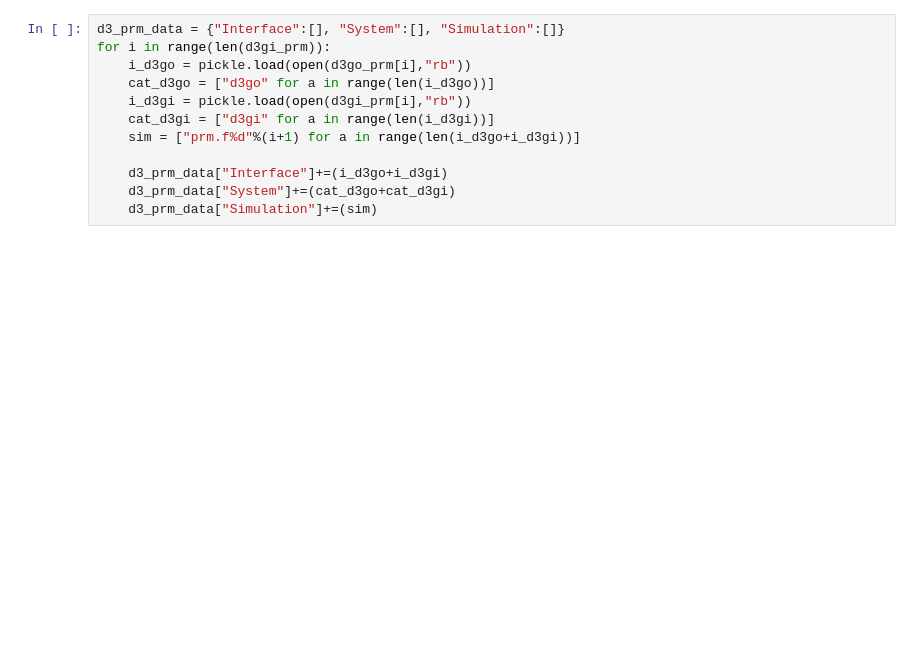
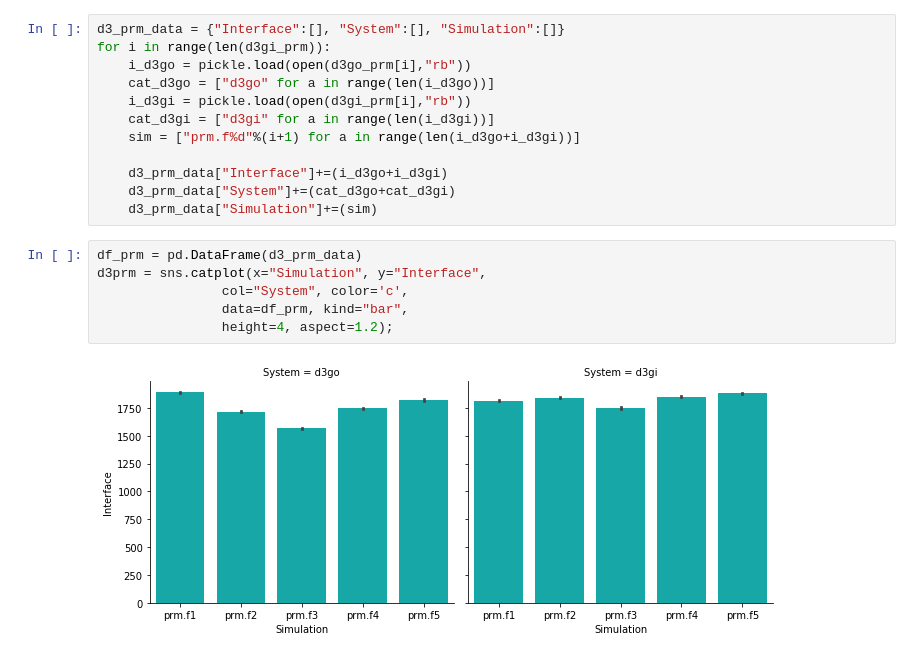
Before and after one commit to brucekhlee/ace, a Jupyter notebook: tutorial/dx_g_cpx/plots.ipynb, the cells around one changed output. Drawn from its saved outputs; the diff is of its cells as text; blank space fills up the shorter version.

```diff
--- a/tutorial/dx_g_cpx/plots.ipynb
+++ b/tutorial/dx_g_cpx/plots.ipynb
@@ -116,3 +116,11 @@ for i in range(len(d3gi_prm)):
     d3_prm_data["Interface"]+=(i_d3go+i_d3gi)
     d3_prm_data["System"]+=(cat_d3go+cat_d3gi)
     d3_prm_data["Simulation"]+=(sim)
+# %%
+df_prm = pd.DataFrame(d3_prm_data)
+d3prm = sns.catplot(x="Simulation", y="Interface",
+                col="System", color='c',
+                data=df_prm, kind="bar",
+                height=4, aspect=1.2);
+# %% [output]
+[figure, added]
```
Also changed, not shown: parts of 4 cells of this notebook.
